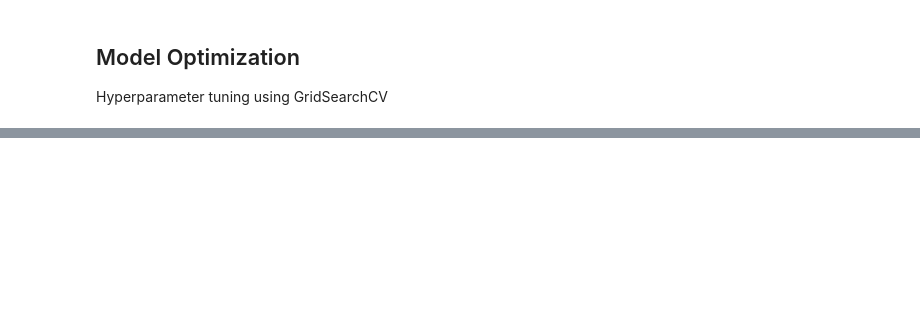
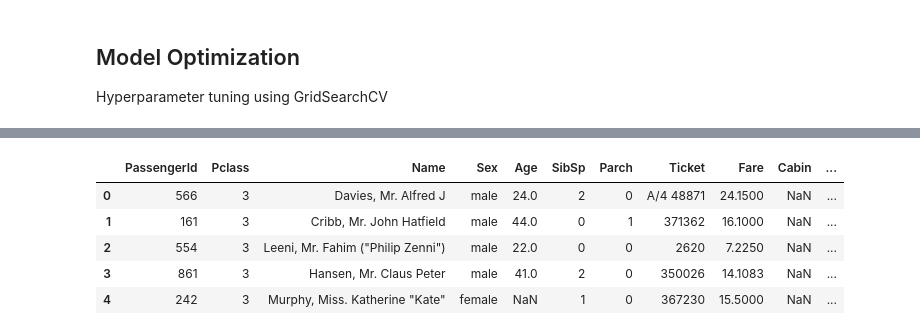
Before and after one commit to brem-21/Titanic, a Jupyter notebook: Titanic.ipynb, the cells around one changed output, grey strips where cells are left out. Saved outputs shown, nothing was run; the diff lists cells and outputs as text; code cells hidden in the pictures; blank space fills up the shorter version.

```diff
--- a/Titanic.ipynb
+++ b/Titanic.ipynb
@@ -764,0 +757,11 @@ if hasattr(best_model, 'feature_importances_'):
+# %%
+# Loading the test data
+test_data = pd.read_csv('https://raw.githubusercontent.com/brem-21/Titanic/refs/heads/main/Data/test.csv')
+test_data.head()
+# %% [output]
+|  | PassengerId | Pclass | Name | Sex | Age | SibSp | Parch | Ticket | Fare | Cabin | ... |
+| 0 | 566 | 3 | Davies, Mr. Alfred J | male | 24.0 | 2 | 0 | A/4 48871 | 24.1500 | NaN | ... |
+| 1 | 161 | 3 | Cribb, Mr. John Hatfield | male | 44.0 | 0 | 1 | 371362 | 16.1000 | NaN | ... |
+| 2 | 554 | 3 | Leeni, Mr. Fahim ("Philip Zenni") | male | 22.0 | 0 | 0 | 2620 | 7.2250 | NaN | ... |
+| 3 | 861 | 3 | Hansen, Mr. Claus Peter | male | 41.0 | 2 | 0 | 350026 | 14.1083 | NaN | ... |
+| 4 | 242 | 3 | Murphy, Miss. Katherine "Kate" | female | NaN | 1 | 0 | 367230 | 15.5000 | NaN | ... |
```
Also changed, not shown: parts of 31 cells of this notebook.
